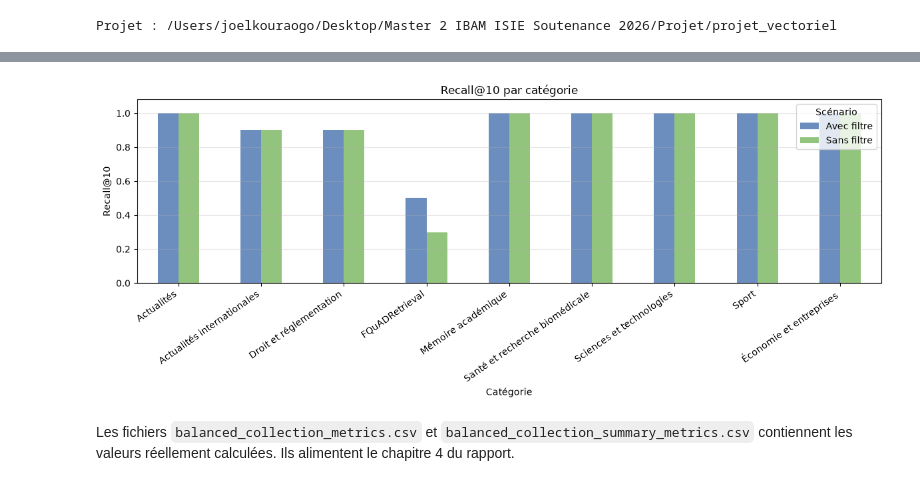
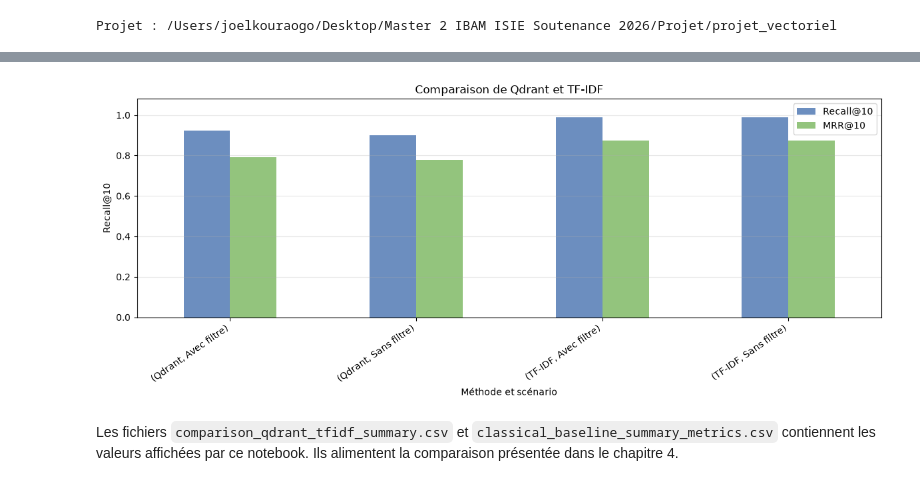
Before and after one commit to Kouraogo22/Projet_vectoriel-, a Jupyter notebook: notebooks/evaluation.ipynb, the cells around one changed output, grey strips where cells are left out. Drawn from its saved outputs; the diff is of its cells as text; code cells hidden in the pictures.

```diff
--- a/notebooks/evaluation.ipynb
+++ b/notebooks/evaluation.ipynb
@@ -42,11 +38,11 @@ Sans filtre        Économie et entreprises        1.0 0.862500    4.312592
 # %%
-summary = pd.read_csv(RESULTS_DIR / 'balanced_collection_summary_metrics.csv')
-by_category = pd.read_csv(RESULTS_DIR / 'balanced_collection_metrics.csv')
+summary = pd.read_csv(RESULTS_DIR / 'comparison_qdrant_tfidf_summary.csv')
 manifest = json.loads((RESULTS_DIR / 'balanced_collection_summary.json').read_text())
 print(f"Collection : {manifest['collection']}")
 print(f"Documents : {manifest['document_count']} ; requêtes tests : 90")
 print('Documents par catégorie :', manifest['categories'])
-summary
+print('Les données affichées ci-dessous proviennent de la sortie de ce notebook.')
+summary.sort_values(['Méthode', 'Scénario'])
 # %% [output]
 Collection : experiment_multicategory_900
 Documents : 900 ; requêtes tests : 90
@@ -72,13 +65,14 @@ pivot
 # %%
-ax = pivot.sort_index().plot.bar(figsize=(12, 5), ylim=(0, 1.08), color=['#6c8ebf', '#93c47d'])
-ax.set_title('Recall@10 par catégorie')
-ax.set_xlabel('Catégorie')
+quality = summary.set_index(['Méthode', 'Scénario'])[['Recall@10', 'MRR@10']]
+ax = quality.plot.bar(figsize=(12, 5), ylim=(0, 1.08), color=['#6c8ebf', '#93c47d'])
+ax.set_title('Comparaison de Qdrant et TF-IDF')
+ax.set_xlabel('Méthode et scénario')
 ax.set_ylabel('Recall@10')
 ax.grid(axis='y', alpha=0.3)
 plt.xticks(rotation=35, ha='right')
 plt.tight_layout()
 plt.show()
 # %% [output]
-[figure, old version]
+[figure, new version]
 # %% [markdown]
-Les fichiers `balanced_collection_metrics.csv` et `balanced_collection_summary_metrics.csv` contiennent les valeurs réellement calculées. Ils alimentent le chapitre 4 du rapport.
+Les fichiers `comparison_qdrant_tfidf_summary.csv` et `classical_baseline_summary_metrics.csv` contiennent les valeurs affichées par ce notebook. Ils alimentent la comparaison présentée dans le chapitre 4.
```
Also changed, not shown: parts of 4 cells of this notebook, 22 other files.
